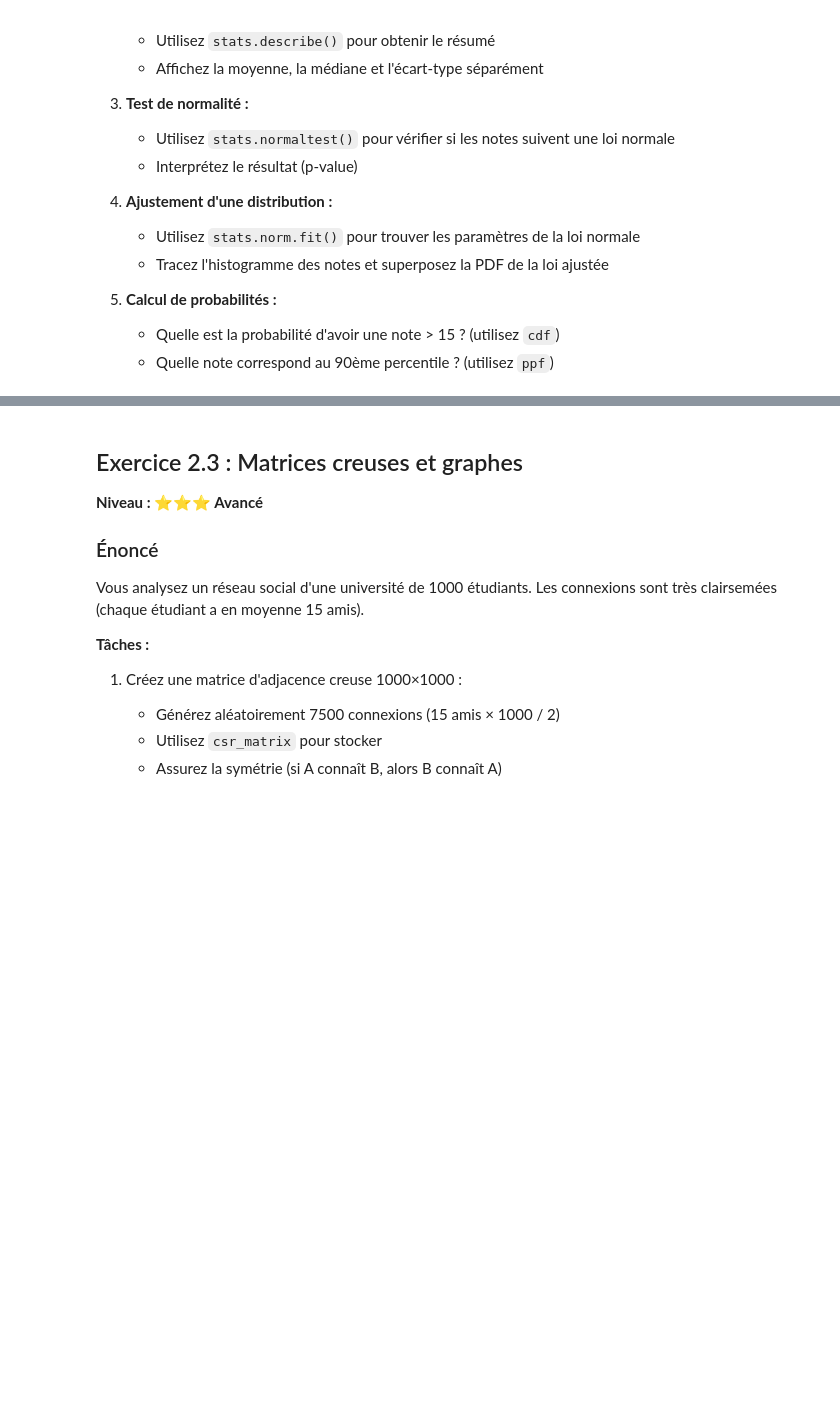
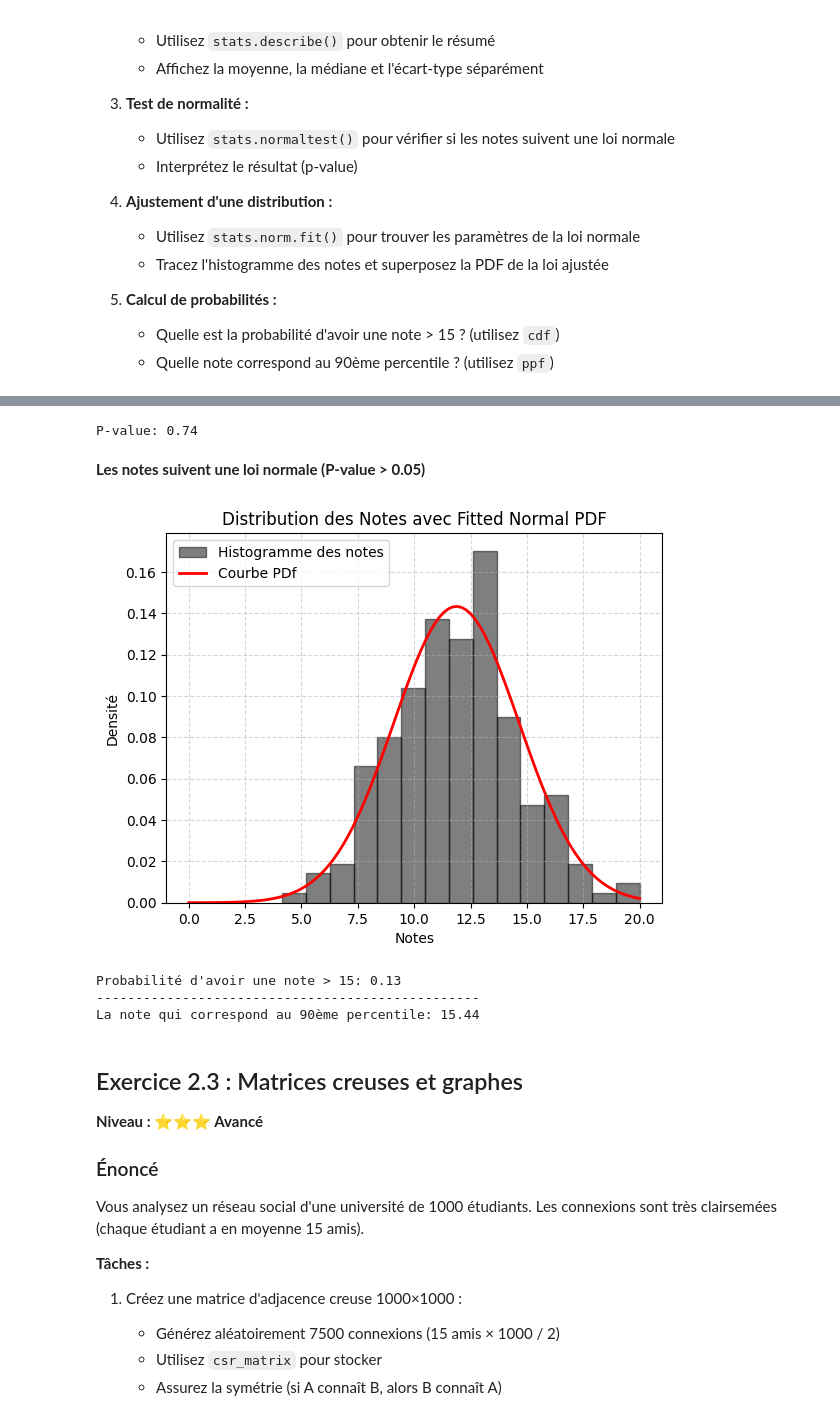
Before and after one commit to Anam-Ayoub/testSite, a Jupyter notebook: exercices/exercices-pratiques-scipy.ipynb, the cells around one changed output, grey strips where cells are left out. Saved outputs shown, nothing was run; the diff lists cells and outputs as text; code cells hidden in the pictures; blank space fills up the shorter version.

```diff
--- a/exercices/exercices-pratiques-scipy.ipynb
+++ b/exercices/exercices-pratiques-scipy.ipynb
@@ -726,3 +728,10 @@ Vous analysez les résultats d'un examen passé par 200 étudiants.
 5. **Calcul de probabilités :**
    - Quelle est la probabilité d'avoir une note > 15 ? (utilisez `cdf`)
    - Quelle note correspond au 90ème percentile ? (utilisez `ppf`)
+# %%
+np.random.seed(42)
+notes = np.clip(np.random.normal(12, 3, 200), 0, 20)  # Notes entre 0 et 20
+stat = stats.describe(notes)
+#========Statistiques descriptives:========
+print("Statistiques descriptives")
+print(f"\nMoyenne: {stat.mean:.2f}\n----------------\nMédiane: {np.median(notes):.2f}\n----------------\nÉcart-type: {stats.tstd(notes):.2f}")
@@ -729,3 +746,42 @@ Vous analysez les résultats d'un examen passé par 200 étudiants.
+# %%
+#========Test de normalité:========
+test = stats.normaltest(notes)
+print(f"P-value: {test[1]:.2f}")
+# %% [output]
+P-value: 0.74
+# %% [markdown]
+**Les notes suivent une loi normale (P-value > 0.05)**
+# %%
+#========Ajustement d'une distribution:========
+
+m,s = stats.norm.fit(notes)
+plt.hist(notes,bins=15,color='black', alpha=0.5,edgecolor='black', density=True, label='Histogramme des notes')
+# creation des donnes pour PDF
+x = np.linspace(0,20,100)
+
+PDF = stats.norm.pdf(x,m,s)
+
+
+plt.plot(x,PDF,c='RED',linewidth=2, label='Courbe PDf')
+plt.xlabel('Notes')
+plt.ylabel('Densité')
+plt.title('Distribution des Notes avec Fitted Normal PDF')
+plt.legend()
+plt.grid(linestyle='--', alpha=0.5)
+plt.show()
+# %% [output]
+[figure, added]
+# %%
+#========Calcul de probabilités:========
+P15 = (1 - stats.norm.cdf(15,m,s))
+print(f"Probabilité d'avoir une note > 15: {P15:.2f}")
+print("-------------------------------------------------")
+N90 = stats.norm.ppf(0.90,m,s)
+print(f"La note qui correspond au 90ème percentile: {N90:.2f}")
+# %% [output]
+Probabilité d'avoir une note > 15: 0.13
+-------------------------------------------------
+La note qui correspond au 90ème percentile: 15.44
 # %% [markdown]
 ## Exercice 2.3 : Matrices creuses et graphes
 **Niveau : ⭐⭐⭐ Avancé**
```
Also changed, not shown: parts of 2 cells of this notebook.
